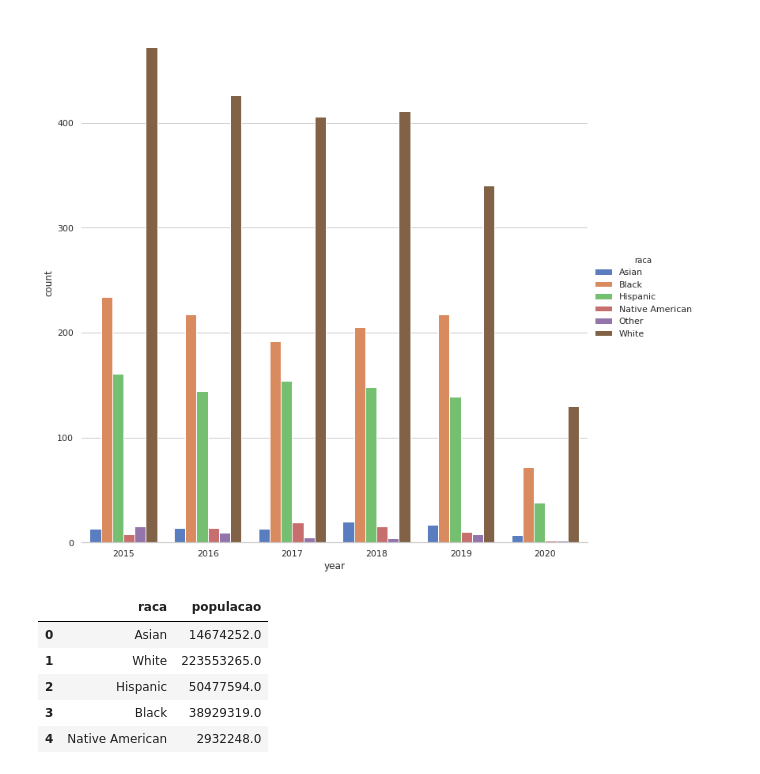
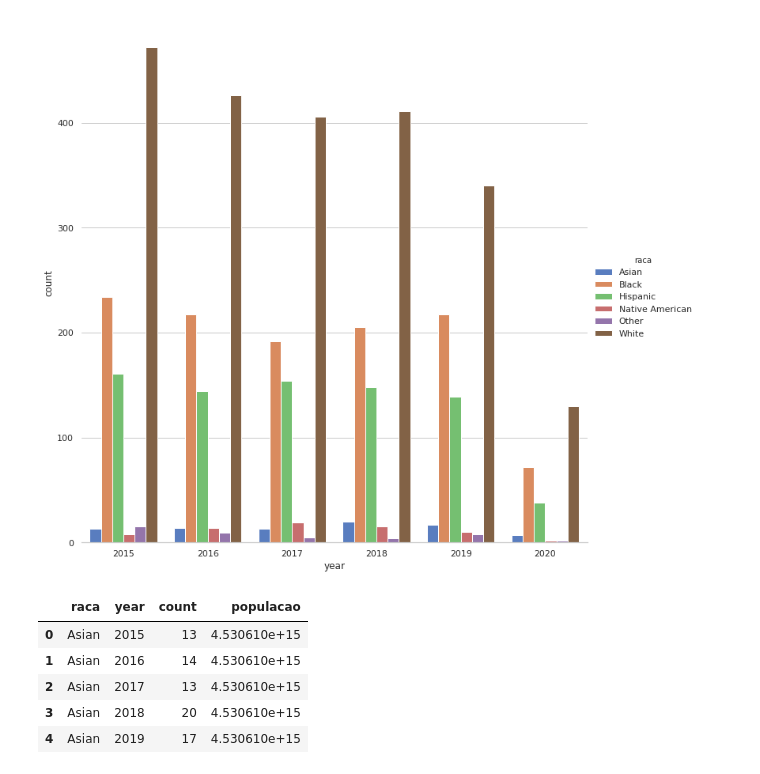
Before and after one commit to matheusrodriguesf/fata-police-shootings-project-ml, a Jupyter notebook: EDA.ipynb, the cells around one changed output. Drawn from its saved outputs; the diff is of its cells as text; code cells hidden in the pictures.

```diff
--- a/EDA.ipynb
+++ b/EDA.ipynb
@@ -188,11 +188,3 @@ data = [['Asian', 14674252.0],['White', 223553265.0],
         ['Hispanic', 50477594.0],['Black', 38929319.0],
         ['Native American', 2932248.0],['Other', 22579629.0]]
 censu_populacional_us = pd.DataFrame(data=data,columns=['raca','populacao'])
-censu_populacional_us.head()
-# %% [output]
-|  | raca | populacao |
-| 0 | Asian | 14674252.0 |
-| 1 | White | 223553265.0 |
-| 2 | Hispanic | 50477594.0 |
-| 3 | Black | 38929319.0 |
-| 4 | Native American | 2932248.0 |
@@ -198,0 +197,10 @@ censu_populacional_us.head()
+# %%
+racas_df = pd.merge(racas_df, censu_populacional_us)
+racas_df.head()
+# %% [output]
+|  | raca | year | count | populacao |
+| 0 | Asian | 2015 | 13 | 4.530610e+15 |
+| 1 | Asian | 2016 | 14 | 4.530610e+15 |
+| 2 | Asian | 2017 | 13 | 4.530610e+15 |
+| 3 | Asian | 2018 | 20 | 4.530610e+15 |
+| 4 | Asian | 2019 | 17 | 4.530610e+15 |
```
Also changed, not shown: parts of 8 cells of this notebook.
